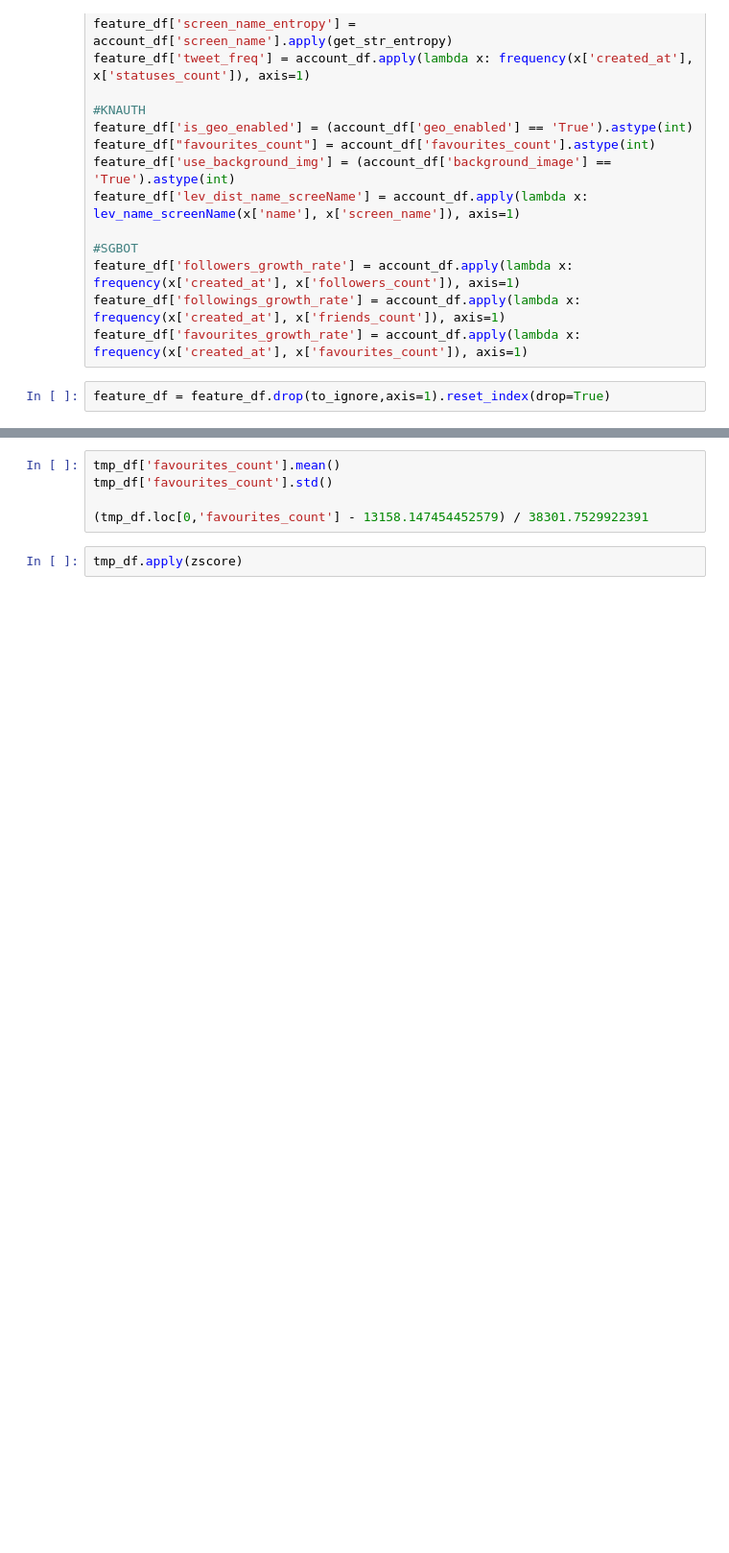
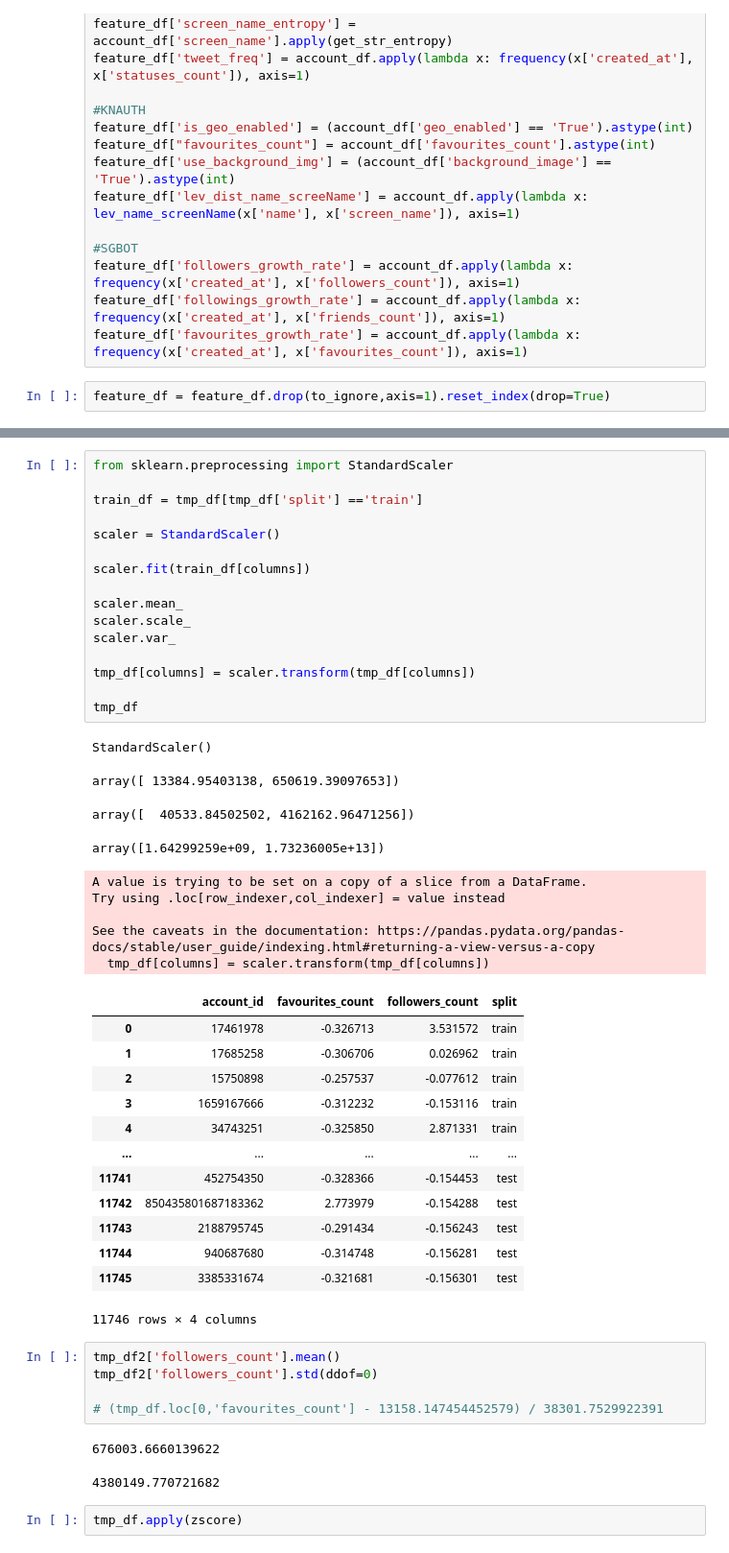
Before and after one commit to riccardodm97/twebot, a Jupyter notebook: temp/forest.ipynb, the cells around one changed output, grey strips where cells are left out. Shown at 96% size. Drawn from its saved outputs; the diff is of its cells as text; blank space fills up the shorter version.

```diff
--- a/temp/forest.ipynb
+++ b/temp/forest.ipynb
@@ -215,8 +281,50 @@ pd.merge(tmp_df1, tmp_df,on=['account_id','split'])
+# %%
+from sklearn.preprocessing import StandardScaler
+
+train_df = tmp_df[tmp_df['split'] =='train']
+
+scaler = StandardScaler()
+
+scaler.fit(train_df[columns])
+
+scaler.mean_
+scaler.scale_
+scaler.var_
+
+tmp_df[columns] = scaler.transform(tmp_df[columns])
+
+tmp_df
+# %% [output]
+StandardScaler()
+array([ 13384.95403138, 650619.39097653])
+array([  40533.84502502, 4162162.96471256])
+array([1.64299259e+09, 1.73236005e+13])
+A value is trying to be set on a copy of a slice from a DataFrame.
+Try using .loc[row_indexer,col_indexer] = value instead
+
+See the caveats in the documentation: https://pandas.pydata.org/pandas-docs/stable/user_guide/indexing.html#returning-a-view-versus-a-copy
+  tmp_df[columns] = scaler.transform(tmp_df[columns])
+|  | account_id | favourites_count | followers_count | split |
+| 0 | 17461978 | -0.326713 | 3.531572 | train |
+| 1 | 17685258 | -0.306706 | 0.026962 | train |
+| 2 | 15750898 | -0.257537 | -0.077612 | train |
+| 3 | 1659167666 | -0.312232 | -0.153116 | train |
+| 4 | 34743251 | -0.325850 | 2.871331 | train |
+| ... | ... | ... | ... | ... |
+| 11741 | 452754350 | -0.328366 | -0.154453 | test |
+| 11742 | 850435801687183362 | 2.773979 | -0.154288 | test |
+| 11743 | 2188795745 | -0.291434 | -0.156243 | test |
+| 11744 | 940687680 | -0.314748 | -0.156281 | test |
+| 11745 | 3385331674 | -0.321681 | -0.156301 | test |
+11746 rows × 4 columns
 # %%
-tmp_df['favourites_count'].mean()
-tmp_df['favourites_count'].std()
+tmp_df2['followers_count'].mean()
+tmp_df2['followers_count'].std(ddof=0)
 
-(tmp_df.loc[0,'favourites_count'] - 13158.147454452579) / 38301.7529922391
+# (tmp_df.loc[0,'favourites_count'] - 13158.147454452579) / 38301.7529922391
+# %% [output]
+676003.6660139622
+4380149.770721682
 # %%
 tmp_df.apply(zscore)
 # %%
```
Also changed, not shown: parts of 9 cells of this notebook, 2 other files.
